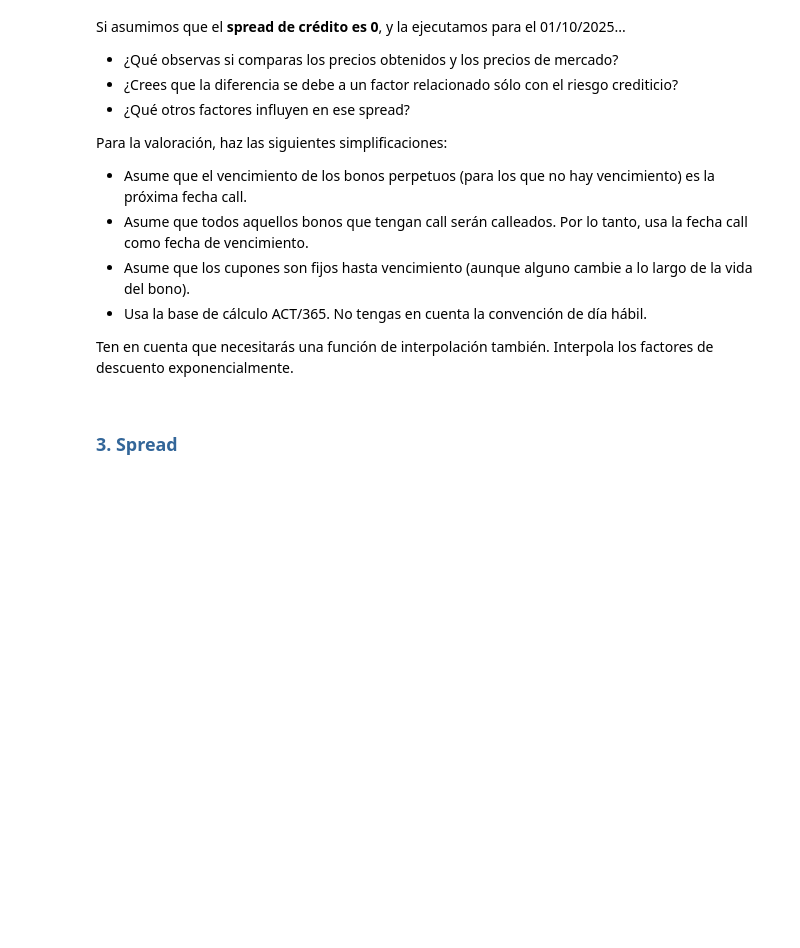
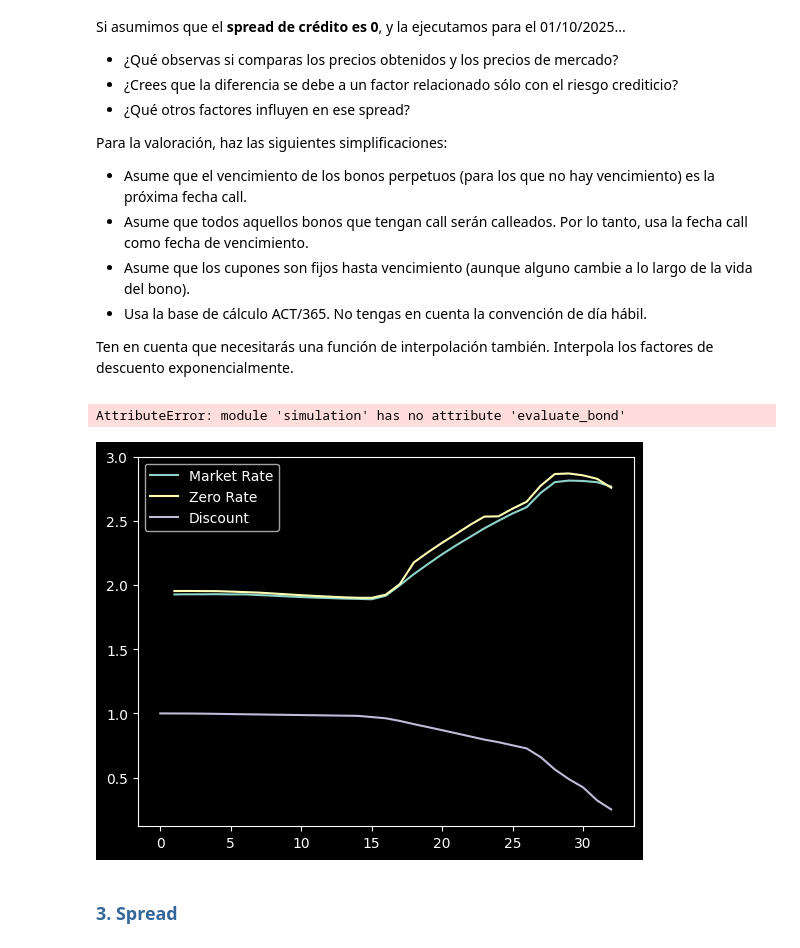
Before and after one commit to Juanjod54/MIAX_TB2.1, a Jupyter notebook: src/TallerRF_AnálisisCartera_Enunciado.ipynb, the cells around one changed output. Drawn from its saved outputs; the diff is of its cells as text; code cells hidden in the pictures; blank space fills up the shorter version.

Commit message:
Added simulation.py to apply bond evaluation.

```diff
--- a/src/TallerRF_AnálisisCartera_Enunciado.ipynb
+++ b/src/TallerRF_AnálisisCartera_Enunciado.ipynb
@@ -507,6 +513,16 @@ Ten en cuenta que necesitarás una función de interpolación también. Interpol
 # %%
 # Establecemos la fecha
 fecha_valor = datetime.datetime(2025,10,1)
+# %%
+import simulation
+
+curva = simulation.read_curve('curvaESTR.csv')
+simulation.plot_curve(curva)
+# Primer elemento
+#simulation.evaluate_bond(fecha_valor, universo.iloc[0], curva, 0)
+# %% [output]
+AttributeError: module 'simulation' has no attribute 'evaluate_bond'
+[figure, added]
 # %% [markdown]
 ### <font color=#336699>3. Spread</font>
 # %% [markdown]
```
Also changed, not shown: parts of 3 cells of this notebook, 1 other file.
